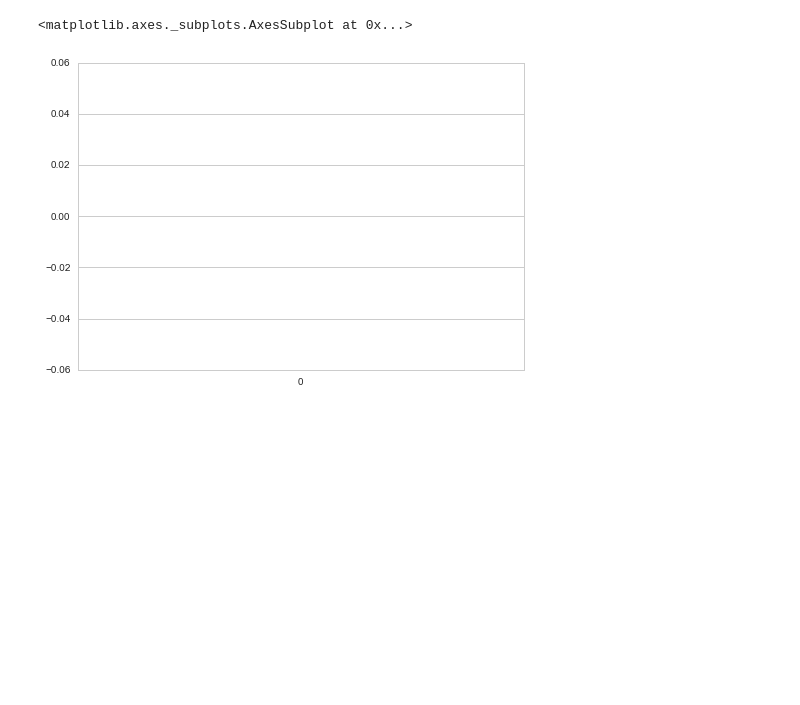
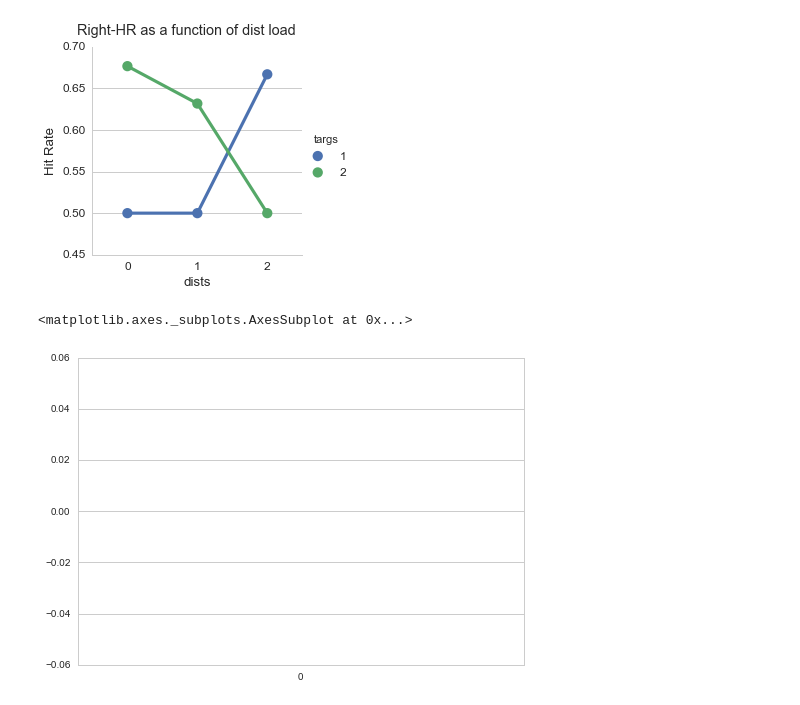
Before and after one commit to alexgonzl/tacs_vmw_alpha, a Jupyter notebook: dataVisualization.ipynb, the cells around one changed output. Cells and saved outputs as stored; diff of their text form; code cells hidden in the pictures; blank space fills up the shorter version.

```diff
--- a/dataVisualization.ipynb
+++ b/dataVisualization.ipynb
@@ -84,3 +102,10 @@ for sheet in dataSheets:
+# %%
+rightHitGraph = sns.factorplot(data=hemData,x='dists',y='rightHitRate',hue='targs')
+rightHitGraph.set_axis_labels('dists', 'Hit Rate')
+rightHitGraph.fig.suptitle('Right-HR as a function of dist load')
+rightHitGraph.fig.subplots_adjust(top=.9)
+# %% [output]
+[figure, added]
 # %%
 sns.stripplot()
 # %% [output]
```
Also changed, not shown: parts of 8 cells of this notebook, 3 other files.
